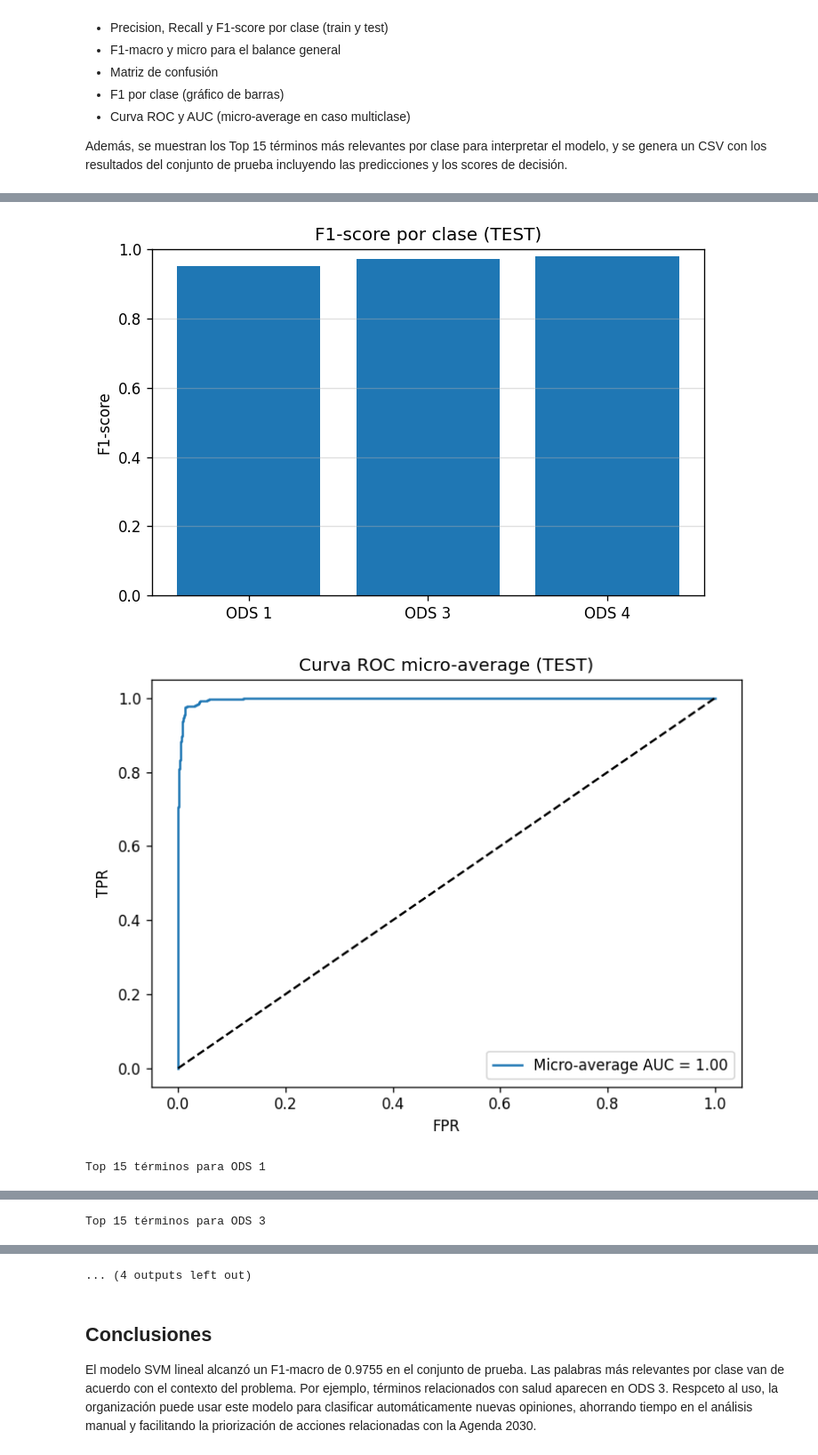
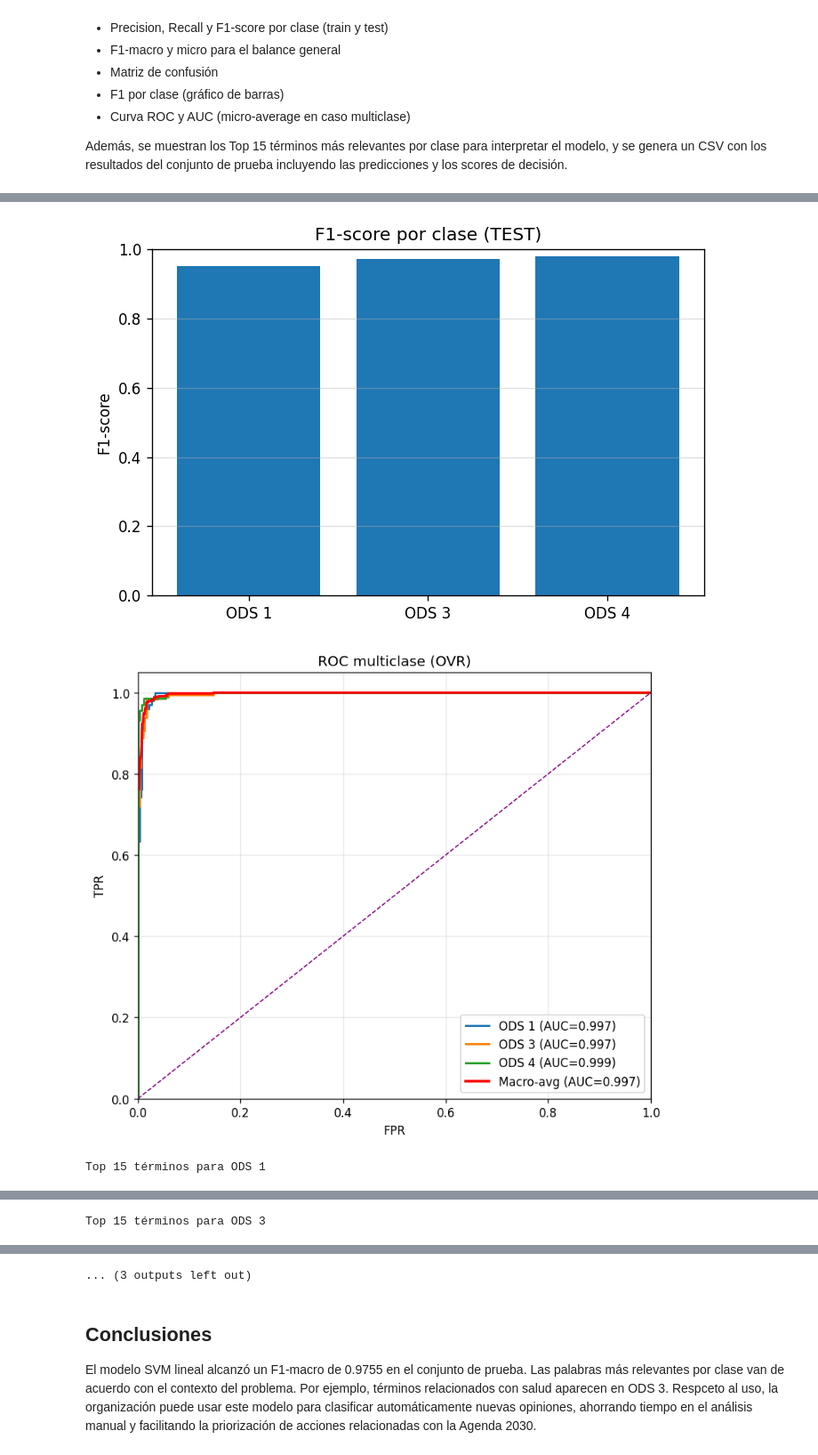
Before and after one commit to Trabajos-BI/Proyecto-1, a Jupyter notebook: modelo_johan.ipynb, the cells around one changed output, grey strips where cells are left out. Shown: that part at 89% size. Drawn from its saved outputs; the diff is of its cells as text; code cells hidden in the pictures.

```diff
--- a/modelo_johan.ipynb
+++ b/modelo_johan.ipynb
@@ -486,28 +486,38 @@ plt.ylabel("F1-score"); plt.ylim(0, 1)
 plt.grid(axis="y", alpha=0.4)
 plt.tight_layout(); plt.show()
 
+y_test_bin = label_binarize(y_test, classes=classes_sorted)
 scores = clf.decision_function(Xte)
-y_test_bin = label_binarize(y_test, classes=classes_sorted)
-if y_test_bin.shape[1] == 1:
-    fpr, tpr, _ = roc_curve(y_test_bin, scores)
-    roc_auc = auc(fpr, tpr)
-    plt.figure()
-    plt.plot(fpr, tpr, label=f"AUC = {roc_auc:.2f}")
-    plt.plot([0,1],[0,1], "k--")
-    plt.title("Curva ROC (TEST)")
-    plt.xlabel("FPR"); plt.ylabel("TPR")
-    plt.legend(loc="lower right")
-    plt.tight_layout(); plt.show()
-else:
-    fpr, tpr, _ = roc_curve(y_test_bin.ravel(), np.atleast_2d(scores).ravel())
-    roc_auc = auc(fpr, tpr)
-    plt.figure()
-    plt.plot(fpr, tpr, label=f"Micro-average AUC = {roc_auc:.2f}")
-    plt.plot([0,1],[0,1], "k--")
-    plt.title("Curva ROC micro-average (TEST)")
-    plt.xlabel("FPR"); plt.ylabel("TPR")
-    plt.legend(loc="lower right")
-    plt.tight_layout(); plt.show()
+
+if scores.ndim == 1:
+    scores = scores.reshape(-1, 1)
+
+fpr, tpr, roc_auc = {}, {}, {}
+for i in range(len(classes_sorted)):
+    fpr[i], tpr[i], _ = roc_curve(y_test_bin[:, i], scores[:, i])
+    roc_auc[i] = auc(fpr[i], tpr[i])
+
+fpr_grid = np.linspace(0, 1, 1000)
+mean_tpr = np.zeros_like(fpr_grid)
+for i in range(len(classes_sorted)):
+    mean_tpr += np.interp(fpr_grid, fpr[i], tpr[i])
+mean_tpr /= len(classes_sorted)
+roc_auc["macro"] = auc(fpr_grid, mean_tpr)
+
+plt.figure(figsize=(7,6))
+colors = ["#1f77b4", "#ff7f0e", "#2ca02c"]
+for i, cls_name in enumerate(classes_names):
+    plt.plot(fpr[i], tpr[i], lw=1.8, label=f"{cls_name} (AUC={roc_auc[i]:.3f})", color=colors[i])
+plt.plot(fpr_grid, mean_tpr, color="red", lw=2.2, label=f"Macro-avg (AUC={roc_auc['macro']:.3f})")
+plt.plot([0, 1], [0, 1], linestyle="--", color="purple", lw=1)
+
+plt.xlim([0.0, 1.0]); plt.ylim([0.0, 1.05])
+plt.xlabel("FPR"); plt.ylabel("TPR")
+plt.title("ROC multiclase (OVR)")
+plt.legend(loc="lower right")
+plt.grid(alpha=0.3)
+plt.tight_layout()
+plt.show()
 
 feature_names = np.array(tfidf.get_feature_names_out())
 coefs = clf.coef_
@@ -544,27 +552,27 @@ Mejor C: 1 | F1-macro (CV): 0.9755
 === Classification Report (TRAIN) ===
               precision    recall  f1-score   support
 
        ODS 1       1.00      1.00      1.00       404
        ODS 3       1.00      1.00      1.00       715
        ODS 4       1.00      1.00      1.00       820
 
     accuracy                           1.00      1939
    macro avg       1.00      1.00      1.00      1939
 weighted avg       1.00      1.00      1.00      1939
 [figure]
 === Classification Report (TEST) ===
               precision    recall  f1-score   support
 
        ODS 1       0.96      0.94      0.95       101
        ODS 3       0.96      0.98      0.97       179
        ODS 4       0.99      0.98      0.98       205
 
     accuracy                           0.97       485
    macro avg       0.97      0.97      0.97       485
 weighted avg       0.97      0.97      0.97       485
 [figure]
 [figure]
-[figure, old version]
+[figure, new version]
 Top 15 términos para ODS 1
 |  | clase | termino | peso |
 | 0 | ODS 1 | pobreza | 4.702411 |
@@ -601,7 +609,7 @@ Top 15 términos para ODS 3
 | 13 | ODS 3 | clinico | 1.024005 |
 | 14 | ODS 3 | consumo | 0.996713 |
 [figure]
-... (4 outputs left out)
+... (3 outputs left out)
 # %% [markdown]
 ## Conclusiones
 
```
Also changed, not shown: parts of 1 cell of this notebook.
